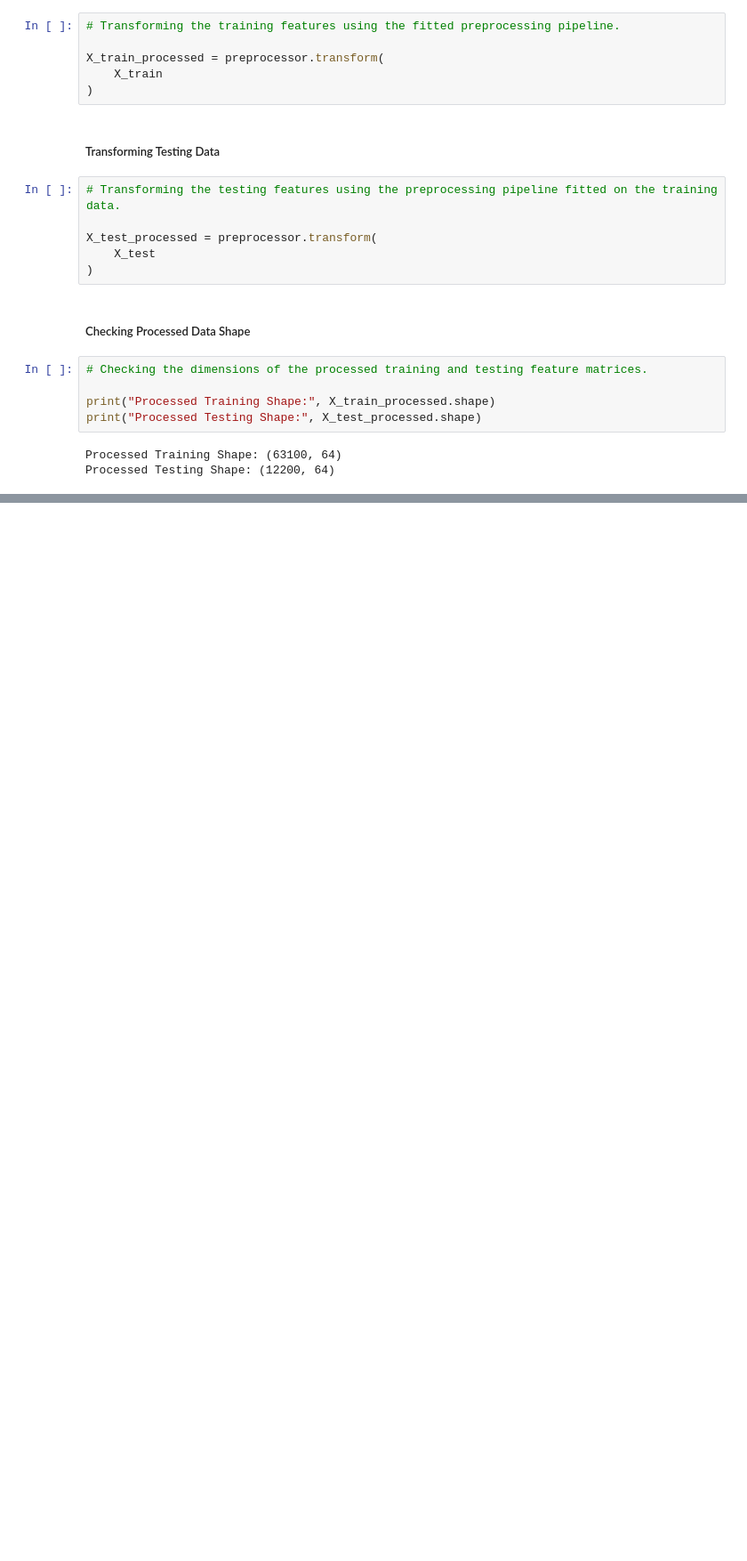
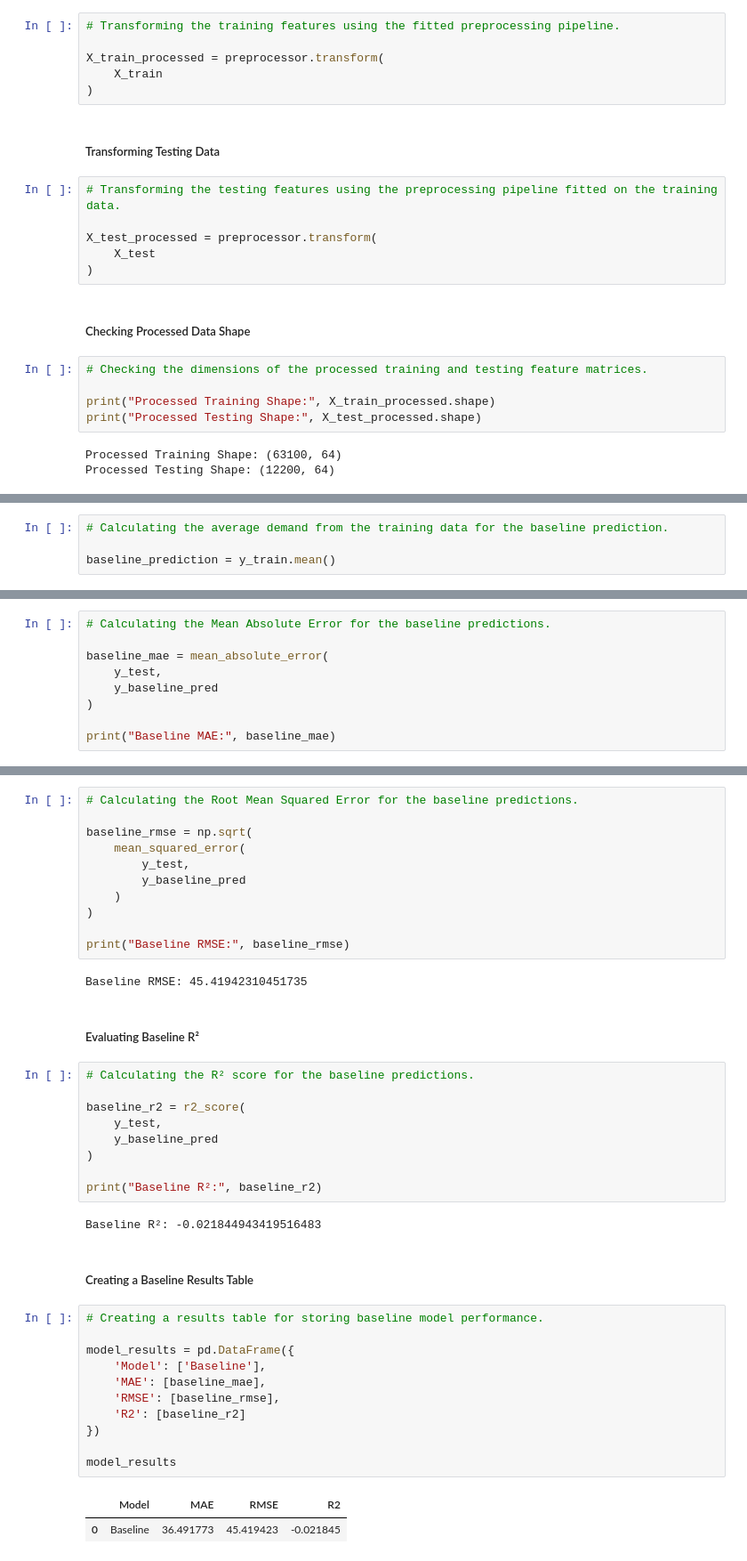
Before and after one commit to TejasMJ/retail-demand-intelligence, a Jupyter notebook: notebooks/05_model_development.ipynb, the cells around one changed output, grey strips where cells are left out. Shown at 89% size. Drawn from its saved outputs; the diff is of its cells as text; blank space fills up the shorter version.

Commit message:
Baseline Model added

```diff
--- a/notebooks/05_model_development.ipynb
+++ b/notebooks/05_model_development.ipynb
@@ -555,0 +568,4 @@ Processed Testing Shape: (12200, 64)
+# %%
+# Calculating the average demand from the training data for the baseline prediction.
+
+baseline_prediction = y_train.mean()
@@ -555,0 +583,9 @@ Processed Testing Shape: (12200, 64)
+# %%
+# Calculating the Mean Absolute Error for the baseline predictions.
+
+baseline_mae = mean_absolute_error(
+    y_test,
+    y_baseline_pred
+)
+
+print("Baseline MAE:", baseline_mae)
@@ -555,0 +596,42 @@ Processed Testing Shape: (12200, 64)
+# %%
+# Calculating the Root Mean Squared Error for the baseline predictions.
+
+baseline_rmse = np.sqrt(
+    mean_squared_error(
+        y_test,
+        y_baseline_pred
+    )
+)
+
+print("Baseline RMSE:", baseline_rmse)
+# %% [output]
+Baseline RMSE: 45.41942310451735
+# %% [markdown]
+##### Evaluating Baseline R²
+# %%
+# Calculating the R² score for the baseline predictions.
+
+baseline_r2 = r2_score(
+    y_test,
+    y_baseline_pred
+)
+
+print("Baseline R²:", baseline_r2)
+# %% [output]
+Baseline R²: -0.021844943419516483
+# %% [markdown]
+##### Creating a Baseline Results Table
+# %%
+# Creating a results table for storing baseline model performance.
+
+model_results = pd.DataFrame({
+    'Model': ['Baseline'],
+    'MAE': [baseline_mae],
+    'RMSE': [baseline_rmse],
+    'R2': [baseline_r2]
+})
+
+model_results
+# %% [output]
+|  | Model | MAE | RMSE | R2 |
+| 0 | Baseline | 36.491773 | 45.419423 | -0.021845 |
```
Also changed, not shown: parts of 8 cells of this notebook.
